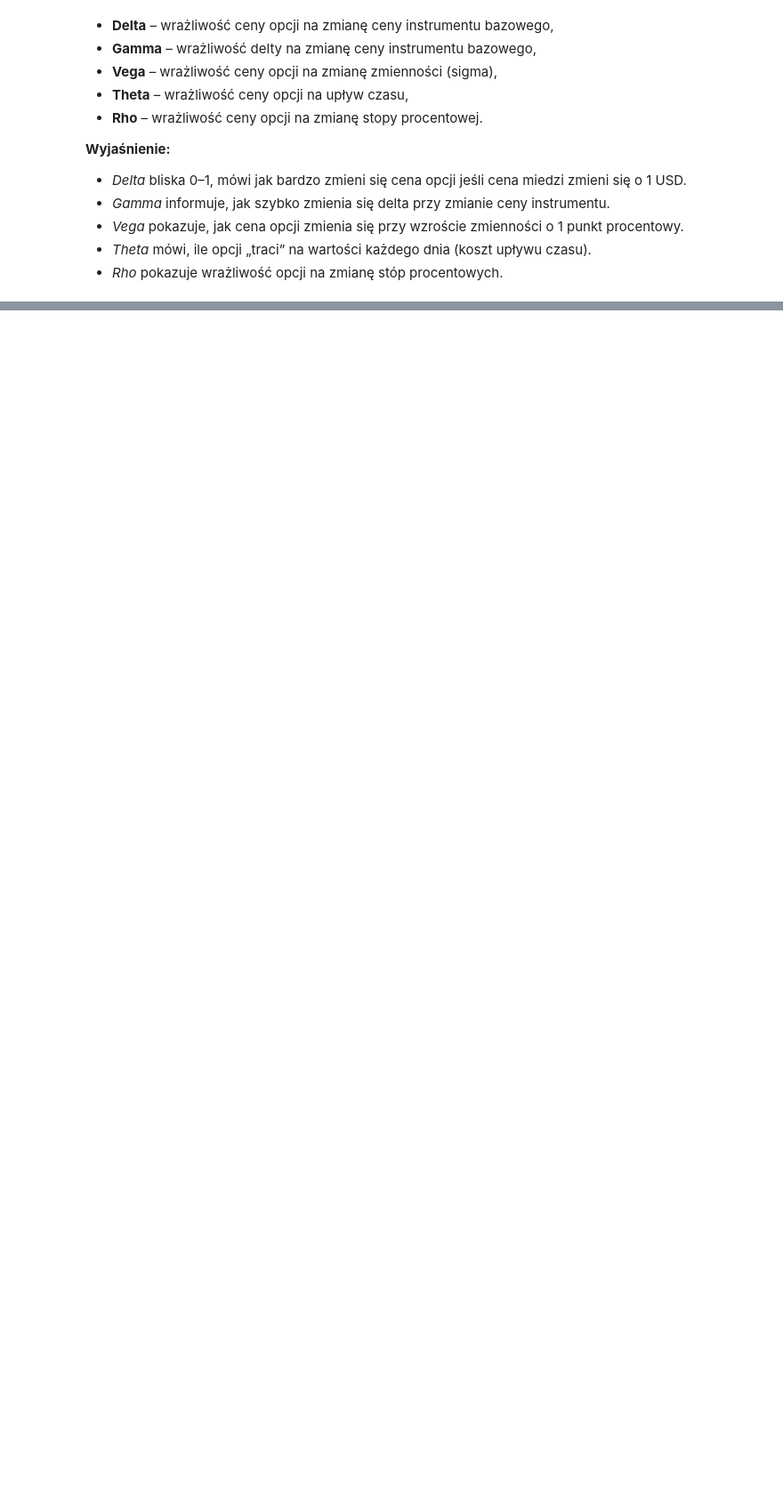
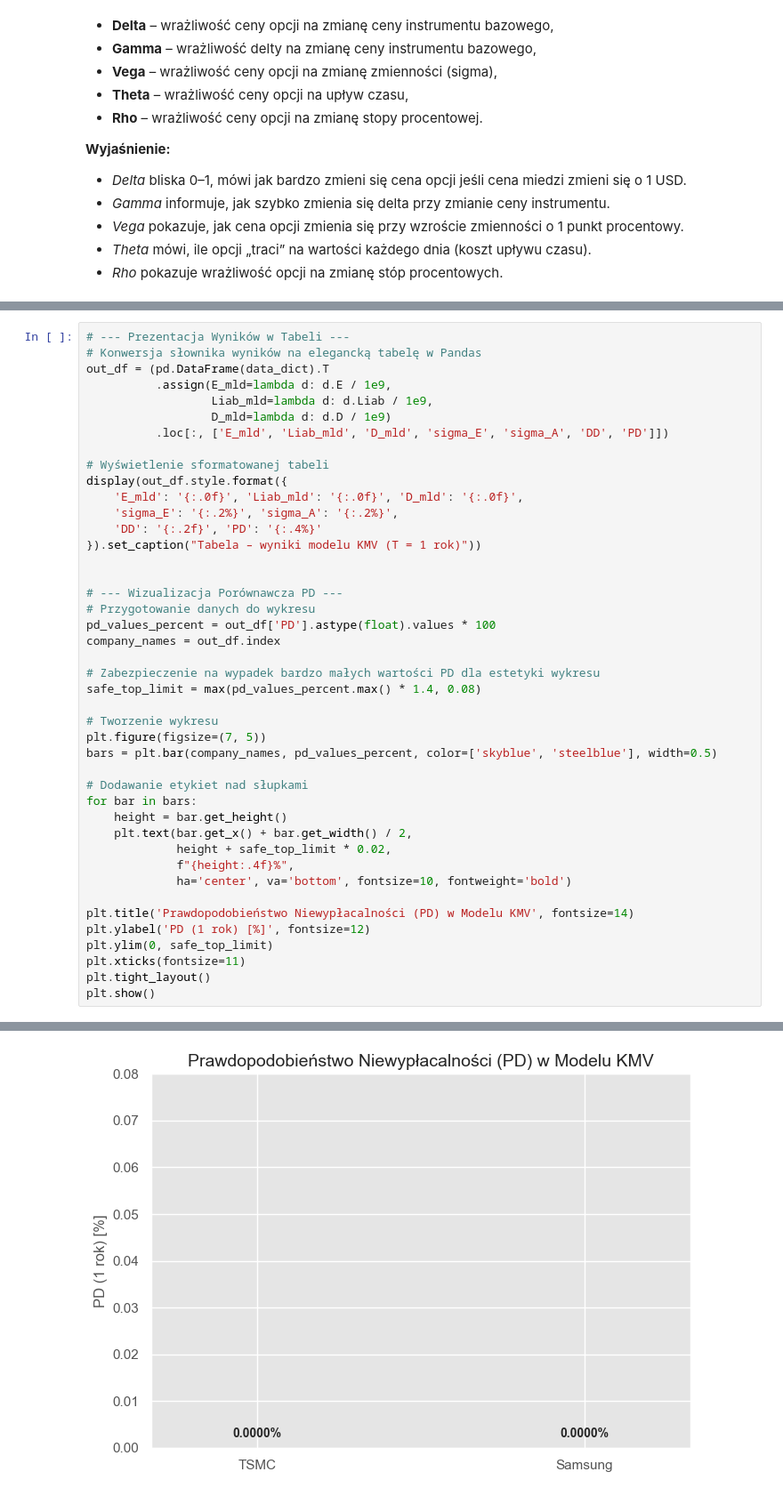
Before and after one commit to mathieuboro/nvidia_risk_management, a Jupyter notebook: projekt-5.ipynb, the cells around one changed output, grey strips where cells are left out. Shown at 89% size. Drawn from its saved outputs; the diff is of its cells as text; blank space fills up the shorter version.

```diff
--- a/projekt-5.ipynb
+++ b/projekt-5.ipynb
@@ -202,0 +412,44 @@ Rho: 0.0020
+# %%
+# --- Prezentacja Wyników w Tabeli ---
+# Konwersja słownika wyników na elegancką tabelę w Pandas
+out_df = (pd.DataFrame(data_dict).T
+          .assign(E_mld=lambda d: d.E / 1e9,
+                  Liab_mld=lambda d: d.Liab / 1e9,
+                  D_mld=lambda d: d.D / 1e9)
+          .loc[:, ['E_mld', 'Liab_mld', 'D_mld', 'sigma_E', 'sigma_A', 'DD', 'PD']])
+
+# Wyświetlenie sformatowanej tabeli
+display(out_df.style.format({
+    'E_mld': '{:.0f}', 'Liab_mld': '{:.0f}', 'D_mld': '{:.0f}',
+    'sigma_E': '{:.2%}', 'sigma_A': '{:.2%}',
+    'DD': '{:.2f}', 'PD': '{:.4%}'
+}).set_caption("Tabela – wyniki modelu KMV (T = 1 rok)"))
+
+
+# --- Wizualizacja Porównawcza PD ---
+# Przygotowanie danych do wykresu
+pd_values_percent = out_df['PD'].astype(float).values * 100
+company_names = out_df.index
+
+# Zabezpieczenie na wypadek bardzo małych wartości PD dla estetyki wykresu
+safe_top_limit = max(pd_values_percent.max() * 1.4, 0.08)
+
+# Tworzenie wykresu
+plt.figure(figsize=(7, 5))
+bars = plt.bar(company_names, pd_values_percent, color=['skyblue', 'steelblue'], width=0.5)
+
+# Dodawanie etykiet nad słupkami
+for bar in bars:
+    height = bar.get_height()
+    plt.text(bar.get_x() + bar.get_width() / 2,
+             height + safe_top_limit * 0.02,
+             f"{height:.4f}%",
+             ha='center', va='bottom', fontsize=10, fontweight='bold')
+
+plt.title('Prawdopodobieństwo Niewypłacalności (PD) w Modelu KMV', fontsize=14)
+plt.ylabel('PD (1 rok) [%]', fontsize=12)
+plt.ylim(0, safe_top_limit)
+plt.xticks(fontsize=11)
+plt.tight_layout()
+plt.show()
+# %% [output]
@@ -202,0 +460 @@ Rho: 0.0020
+[figure, added]
```
Also changed, not shown: parts of 12 cells of this notebook.
